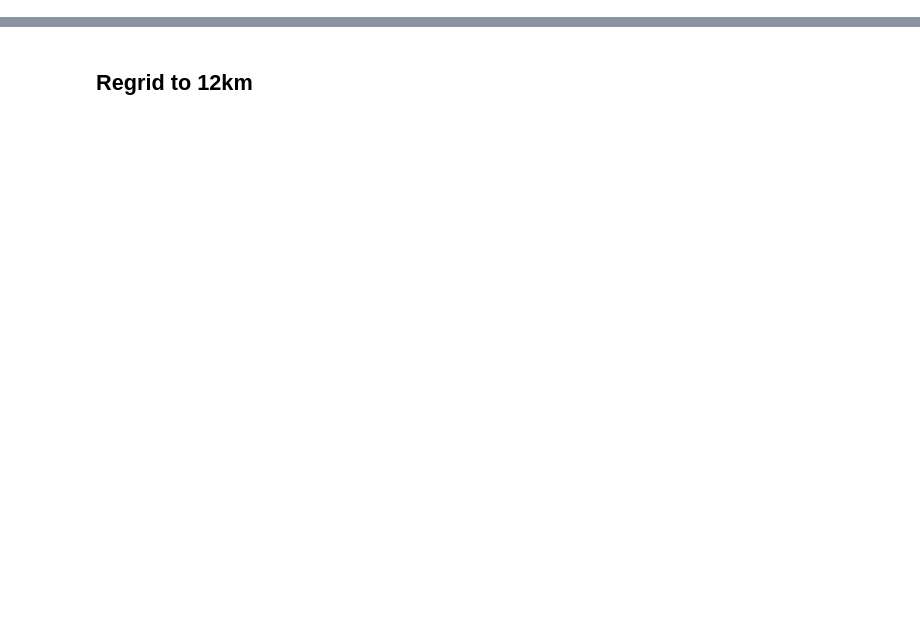
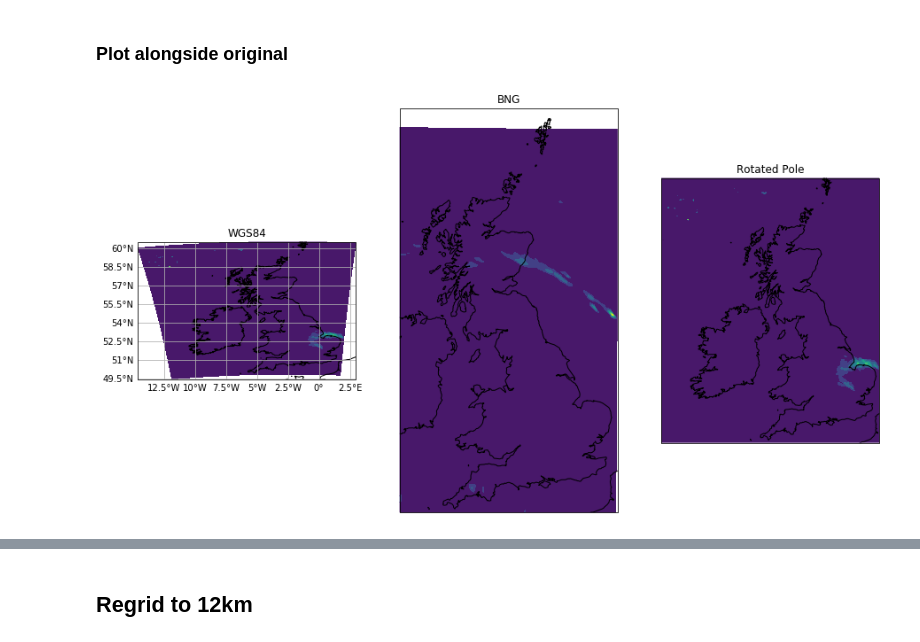
Before and after one commit to masher92/UKCP18, a Jupyter notebook: DataProcessing/Regridding/Test_Regrid_2.2_toBNG.ipynb, the cells around one changed output, grey strips where cells are left out. Saved outputs shown, nothing was run; the diff lists cells and outputs as text; code cells hidden in the pictures; blank space fills up the shorter version.

```diff
--- a/DataProcessing/Regridding/Test_Regrid_2.2_toBNG.ipynb
+++ b/DataProcessing/Regridding/Test_Regrid_2.2_toBNG.ipynb
@@ -175,0 +58,5 @@ cube_2km_bng.add_dim_coord(longitude_coord, 2)  # And longitude to the second
+# %%
+file_model_2_2km ='/nfs/a319/gy17m2a/PhD/datadir/UKCP18_hourly/2.2km/01/1980_2001/pr_rcp85_land-cpm_uk_2.2km_01_1hr_19910601-19910630.nc'
+cube_2km =iris.load_cube(file_model_2_2km)
+cube_2km = cube_2km[0,:,:,:]
+cube_2km = trim_to_bbox_of_region_regriddedobs(cube_2km, gb_gdf)
@@ -175,0 +128,2 @@ cube_2km_bng.add_dim_coord(longitude_coord, 2)  # And longitude to the second
+# %%
+cube_2km_bng, lats_bng, lons_bng = convert_rotatedpol_to_bng(cube_2km.copy())
@@ -175,0 +147,35 @@ cube_2km_bng.add_dim_coord(longitude_coord, 2)  # And longitude to the second
+# %% [markdown]
+### Plot alongside original
+# %%
+# Create a figure
+fig = plt.figure(figsize=(15, 10))
+
+# Create the first subplot with one projection
+ax1 = fig.add_subplot(1, 3, 1, projection=ccrs.PlateCarree())
+ax1.coastlines()
+ax1.set_title('WGS84')
+ax1.contourf(lons_wgs84, lats_wgs84, cube_2km_wgs84.data[10,:,:], transform=ccrs.PlateCarree(), shading='auto')
+gl = ax1.gridlines(draw_labels=True)
+gl.top_labels = False
+gl.right_labels = False
+
+ax2 = fig.add_subplot(1, 3, 2, projection=ccrs.OSGB())
+ax2.coastlines()
+ax2.set_title('BNG')
+ax2.contourf(lons_bng, lats_bng, cube_2km_bng.data[100,:,:], transform=ccrs.OSGB(), shading='auto')
+
+# Plot in rotated pole
+lats = cube_2km.coord('grid_longitude').points
+lons = cube_2km.coord('grid_latitude').points
+xx,yy=np.meshgrid(lats, lons)
+lats_flat= xx.flatten()
+lons_flat = yy.flatten()
+ax3 = fig.add_subplot(1, 3, 3, projection=rotated_pole_crs2)
+ax3.coastlines()
+ax3.set_title('Rotated Pole')
+ax3.contourf(xx, yy, cube_2km.data[10,:,:], transform=rotated_pole_crs2, shading='auto');
+# gl = ax3.gridlines(draw_labels=True)
+# gl.top_labels = False
+# gl.right_labels = False
+# %% [output]
+[figure, added]
```
Also changed, not shown: parts of 70 cells of this notebook, 11 other files.
